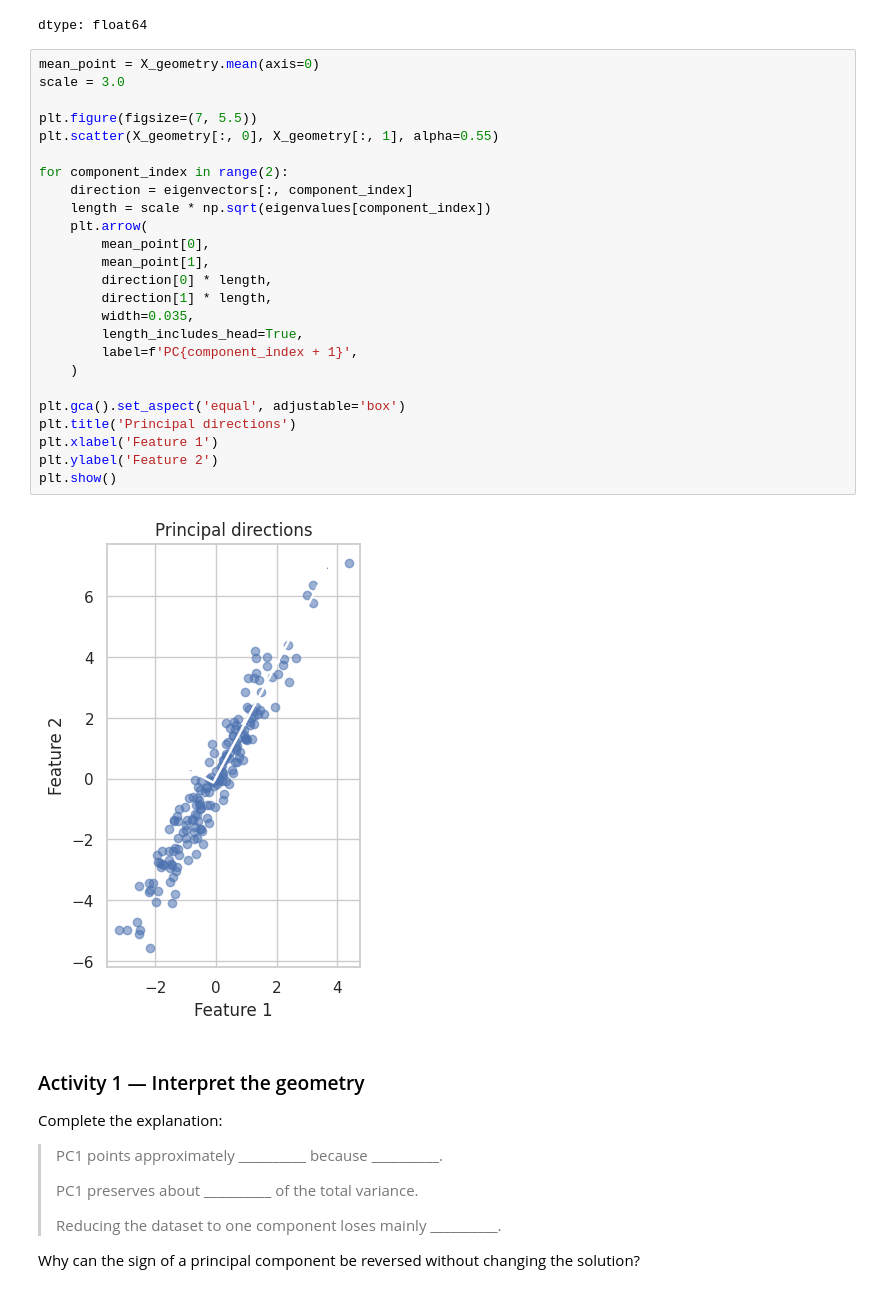
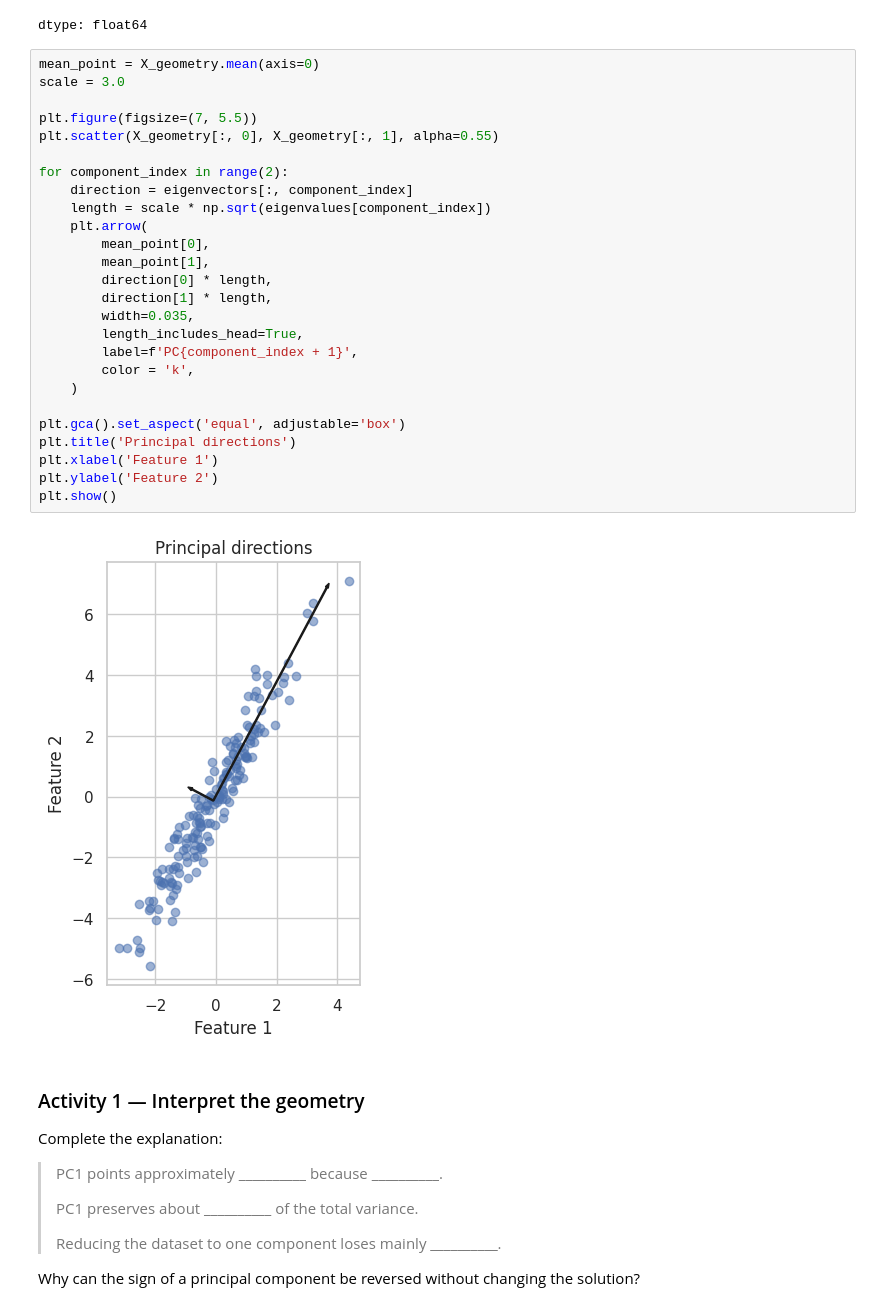
Before and after one commit to d3m1d0s/FoML_exercises, a Jupyter notebook: fml_08_student_en_active_learning.ipynb, the cells around one changed output. Saved outputs shown, nothing was run; the diff lists cells and outputs as text.

```diff
--- a/fml_08_student_en_active_learning.ipynb
+++ b/fml_08_student_en_active_learning.ipynb
@@ -146,30 +146,31 @@ dtype: float64
 # %%
 mean_point = X_geometry.mean(axis=0)
 scale = 3.0
 
 plt.figure(figsize=(7, 5.5))
 plt.scatter(X_geometry[:, 0], X_geometry[:, 1], alpha=0.55)
 
 for component_index in range(2):
     direction = eigenvectors[:, component_index]
     length = scale * np.sqrt(eigenvalues[component_index])
     plt.arrow(
         mean_point[0],
         mean_point[1],
         direction[0] * length,
         direction[1] * length,
         width=0.035,
         length_includes_head=True,
         label=f'PC{component_index + 1}',
+        color = 'k',
     )
 
 plt.gca().set_aspect('equal', adjustable='box')
 plt.title('Principal directions')
 plt.xlabel('Feature 1')
 plt.ylabel('Feature 2')
 plt.show()
 # %% [output]
-[figure, old version]
+[figure, new version]
 # %% [markdown]
 ### Activity 1 — Interpret the geometry
 
```
